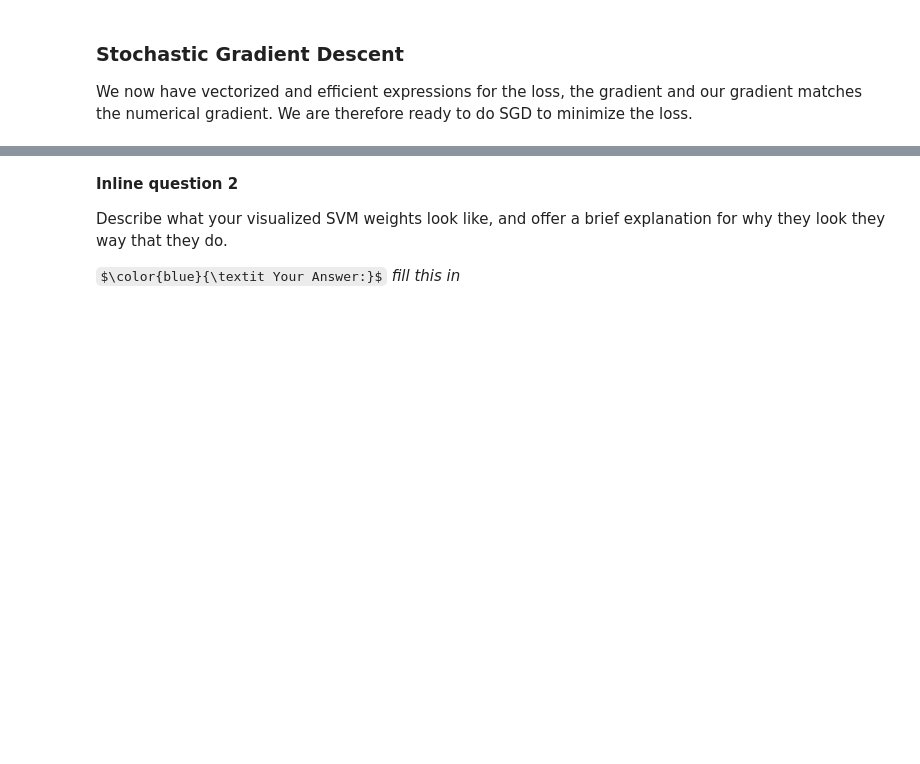
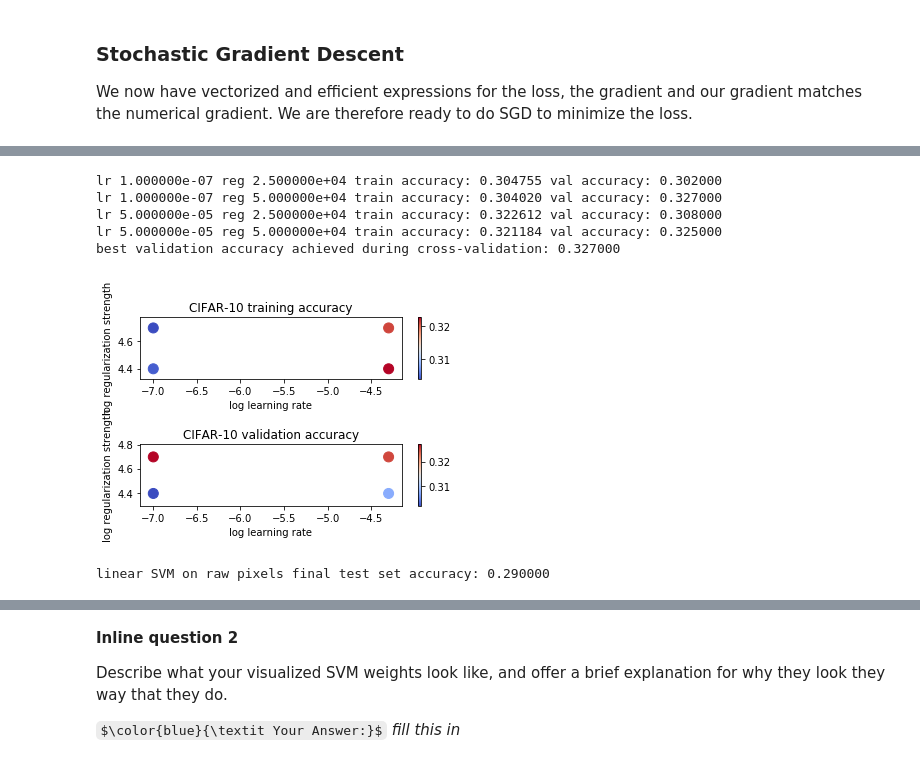
Before and after one commit to canhminhdo/cs231n, a Jupyter notebook: assignment1/svm.ipynb, the cells around one changed output, grey strips where cells are left out. Cells and saved outputs as stored; diff of their text form; code cells hidden in the pictures; some formulas as TeX source; blank space fills up the shorter version.

```diff
--- a/assignment1/svm.ipynb
+++ b/assignment1/svm.ipynb
@@ -342,7 +364,18 @@ best_svm = None # The LinearSVM object that achieved the highest validation rate
 ################################################################################
 # *****START OF YOUR CODE (DO NOT DELETE/MODIFY THIS LINE)*****
 
-pass
+for learning_rate in learning_rates:
+    for reg in regularization_strengths:
+        svm = LinearSVM()
+        loss_hist = svm.train(X_train, y_train, learning_rate, reg, num_iters=1500)
+        y_train_pred = svm.predict(X_train)
+        accuracy_train = np.mean(y_train == y_train_pred)
+        y_val_pred = svm.predict(X_val)
+        accuracy_val = np.mean(y_val == y_val_pred)
+        results[(learning_rate, reg)] = (accuracy_train, accuracy_val)
+        if best_val < accuracy_val:
+            best_val = accuracy_val
+            best_svm = svm
 
 # *****END OF YOUR CODE (DO NOT DELETE/MODIFY THIS LINE)*****
 
@@ -353,36 +386,48 @@ for lr, reg in sorted(results):
                 lr, reg, train_accuracy, val_accuracy))
 
 print('best validation accuracy achieved during cross-validation: %f' % best_val)
+# %% [output]
+lr 1.000000e-07 reg 2.500000e+04 train accuracy: 0.304755 val accuracy: 0.302000
+lr 1.000000e-07 reg 5.000000e+04 train accuracy: 0.304020 val accuracy: 0.327000
+lr 5.000000e-05 reg 2.500000e+04 train accuracy: 0.322612 val accuracy: 0.308000
+lr 5.000000e-05 reg 5.000000e+04 train accuracy: 0.321184 val accuracy: 0.325000
+best validation accuracy achieved during cross-validation: 0.327000
 # %%
 # Visualize the cross-validation results
 import math
 x_scatter = [math.log10(x[0]) for x in results]
 y_scatter = [math.log10(x[1]) for x in results]
 
 # plot training accuracy
 marker_size = 100
 colors = [results[x][0] for x in results]
 plt.subplot(2, 1, 1)
+plt.tight_layout(pad=3.0)
 plt.scatter(x_scatter, y_scatter, marker_size, c=colors, cmap=plt.cm.coolwarm)
 plt.colorbar()
 plt.xlabel('log learning rate')
 plt.ylabel('log regularization strength')
 plt.title('CIFAR-10 training accuracy')
 
 # plot validation accuracy
 colors = [results[x][1] for x in results] # default size of markers is 20
 plt.subplot(2, 1, 2)
+plt.tight_layout(pad=3.0)
 plt.scatter(x_scatter, y_scatter, marker_size, c=colors, cmap=plt.cm.coolwarm)
 plt.colorbar()
 plt.xlabel('log learning rate')
 plt.ylabel('log regularization strength')
 plt.title('CIFAR-10 validation accuracy')
 plt.show()
+# %% [output]
+[figure, added]
 # %%
 # Evaluate the best svm on test set
 y_test_pred = best_svm.predict(X_test)
 test_accuracy = np.mean(y_test == y_test_pred)
 print('linear SVM on raw pixels final test set accuracy: %f' % test_accuracy)
+# %% [output]
+linear SVM on raw pixels final test set accuracy: 0.290000
 # %%
 # Visualize the learned weights for each class.
 # Depending on your choice of learning rate and regularization strength, these may
```
Also changed, not shown: parts of 8 cells of this notebook, 1 other file.
